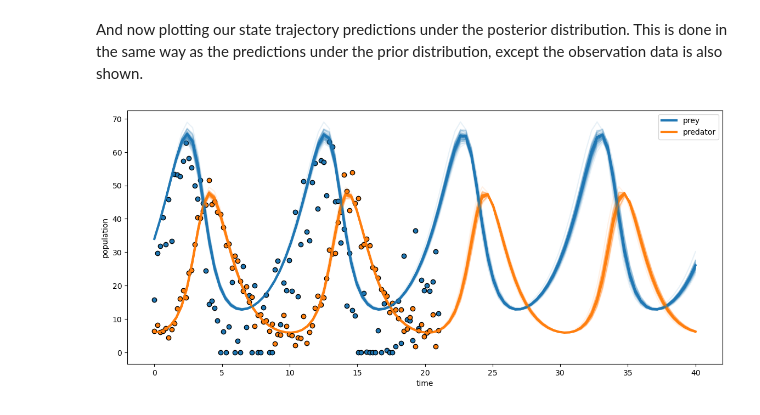
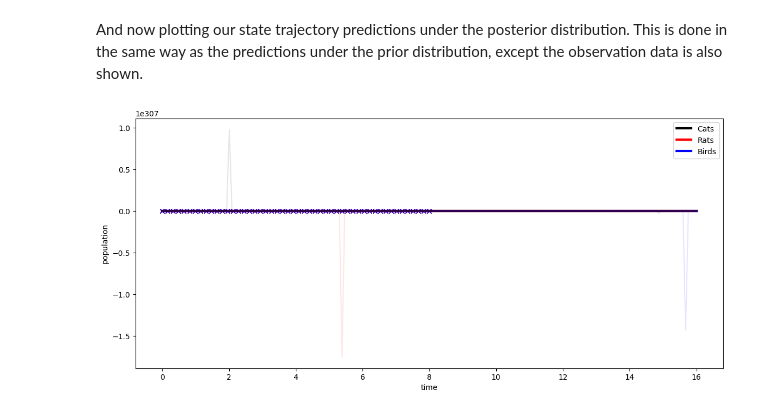
Before and after one commit to gabeweredyk/FoAM-project, a Jupyter notebook: CatPopulations.ipynb, the cells around one changed output. Cells and saved outputs as stored; diff of their text form; code cells hidden in the pictures.

```diff
--- a/CatPopulations.ipynb
+++ b/CatPopulations.ipynb
@@ -302,9 +319,9 @@ Now that the everything has been specified about the statistical inputs and assu
 In this next block of code, one needs to choose the time range of prediction, which should be longer than the time range of observation in practice.
 # %%
 # number of time points
-ntimes_pred = 100
+ntimes_pred = 200
 # time to predict up to
-time_pred_end = 15
+time_pred_end = 16
 # This gives "ntimes" equally spaced points of time between the first and second argument
 times_pred = np.linspace(0, time_pred_end, ntimes_pred)
 # Now we run the ground truth model over this prediction range to compare against the statistical predictions
@@ -312,7 +329,7 @@ statevalues_pred = odeint(func=dX_dt, y0=theta[-nstatevars:], t=times_pred, args
 # %% [markdown]
 Change the arguments of the next function to your uncertain parameters.  This function just allows those uncertain parameters to be varied over randomly sampled values with the other parameters held fixed.  By default, the fixed parameters are set to their true values.  If you wish the "known" parameters to be misspecified, then change their values manually within this definition, after the line defining theta.
 # %%
-def model_of_uncertain_pars(gamma,gamma_R,mu_B,mu_R,eta_B,K_F,K_R, K_B):
+def model_of_uncertain_pars(S_1, gamma, gamma_R, mu_B, mu_R, eta_B, K_B, K_F, K_R):
     theta=np.array([S_1, S_0, gamma, gamma_R, mu_B, mu_R, eta_B, r_F, r_R, r_B, T_S, v_Plus, alpha, rho, eps, K_F, K_R, K_B, F_in, N_in, R_in, B_in])
     return odeint(func=dX_dt, y0=theta[-nstatevars:], t=times_pred, args=(theta,))
 # %% [markdown]
@@ -344,9 +361,9 @@ plt.savefig('priorfile.png')
 Now we generate random samples from the data-informed posterior model using some version of the Metropolis algorithm.  You need to change the negative integer in the vars_list line to be the negative number of state variables that are observed.  You can freely experiment with changing the values of "draws," "chains," and "cores."  Be aware that running pymc on more than one core on windows machine tends to have reported problems.
 # %%
 # Variable list to give to the sample step parameter
-vars_list = list(model_of_what.values_to_rvs.keys())[:-2]
+vars_list = list(ecosystem_model.values_to_rvs.keys())[:-4]
 sampler = "DEMetropolis" # can try DEMetropolisZ or DEMetropolis
-with model_of_what:
-    trace_DEM = pm.sample(step=[pm.DEMetropolis(vars_list)], draws=600, chains=4,cores=1)
+with ecosystem_model:
+    trace_DEM = pm.sample(step=[pm.DEMetropolis(vars_list)], draws=600, chains=10,cores=10,progressbar=True, initvals={'F_obs':3000,'N_obs':50,'R_obs':2000,'F_obs':1000},init="adapt_diag")
 trace = trace_DEM
 # %% [output]
@@ -377,21 +405,24 @@ And now plotting our state trajectory predictions under the posterior distributi
 # %%
 #plot posterior distribution of state trajectories
 _, ax = plt.subplots(figsize=(14, 6))
 posterior = trace.posterior.stack(samples=("draw", "chain"))
-ax.plot(times_pred,statevalues_pred[:, 0], label="prey", c="C0", mec="k",linewidth=3)
-ax.plot(times_pred,statevalues_pred[:, 1], label="predator", c="C1", mec="k",linewidth=3)
-ax.plot(times,synthetic_data[:, 0], "o", c="C0", mec="k")
-ax.plot(times,synthetic_data[:, 1], "o", c="C1", mec="k")
-mean_predictions=model_of_uncertain_pars(posterior["a"].mean(), posterior["d"].mean())
+ax.plot(times_pred,statevalues_pred[:, 0] + statevalues_pred[:, 1], label="Cats", c="k", mec="k",linewidth=3)
+ax.plot(times_pred,statevalues_pred[:, 2], label="Rats", c="r", mec="k",linewidth=3)
+ax.plot(times_pred,statevalues_pred[:, 3], label="Birds", c="b", mec="k",linewidth=3)
+ax.plot(times,synthetic_data[:, 0] + synthetic_data[:, 1], "x", c="C0", mec="k")
+ax.plot(times,synthetic_data[:, 2], "x", c="C1", mec="r")
+ax.plot(times,synthetic_data[:, 3], "x", c="C1", mec="b")
+mean_predictions=model_of_uncertain_pars(posterior["S_1"].mean(), posterior["gamma"].mean(), posterior["gamma_R"].mean(), posterior["mu_B"].mean(), posterior["mu_R"].mean(), posterior["eta_B"].mean(), posterior["K_F"].mean(), posterior["K_R"].mean(), posterior["K_B"].mean())
 ax.plot(times_pred,mean_predictions[:, 0], '--',  c="C0", mec="k",linewidth=1)
 ax.plot(times_pred,mean_predictions[:, 1], '--',  c="C1", mec="k",linewidth=1)
-for i in np.random.randint(0, posterior["a"].size, 75):
-    sim = model_of_uncertain_pars(posterior["a"][i], posterior["d"][i])
-    ax.plot(times_pred,sim[:, 0], alpha=0.1, c="C0")
-    ax.plot(times_pred,sim[:, 1], alpha=0.1, c="C1")
+for i in np.random.randint(0, posterior["gamma"].size, 75):
+    sim = model_of_uncertain_pars(posterior["S_1"][i], posterior["gamma"][i], posterior["gamma_R"][i], posterior["mu_B"][i], posterior["mu_R"][i], posterior["eta_B"][i], posterior["K_F"][i], posterior["K_R"][i], posterior["K_B"][i])
+    ax.plot(times_pred,sim[:, 0] + sim[:, 1], alpha=0.1, c="k")
+    ax.plot(times_pred,sim[:, 2], alpha=0.1, c="b")
+    ax.plot(times_pred,sim[:, 3], alpha=0.1, c="r")
 ax.set_xlabel("time")
 ax.set_ylabel("population")
 ax.legend();
 plt.savefig('posteriorfile.png')
 # %% [output]
-[figure, old version]
+[figure, new version]
```
Also changed, not shown: parts of 10 cells of this notebook, 8 other files.
